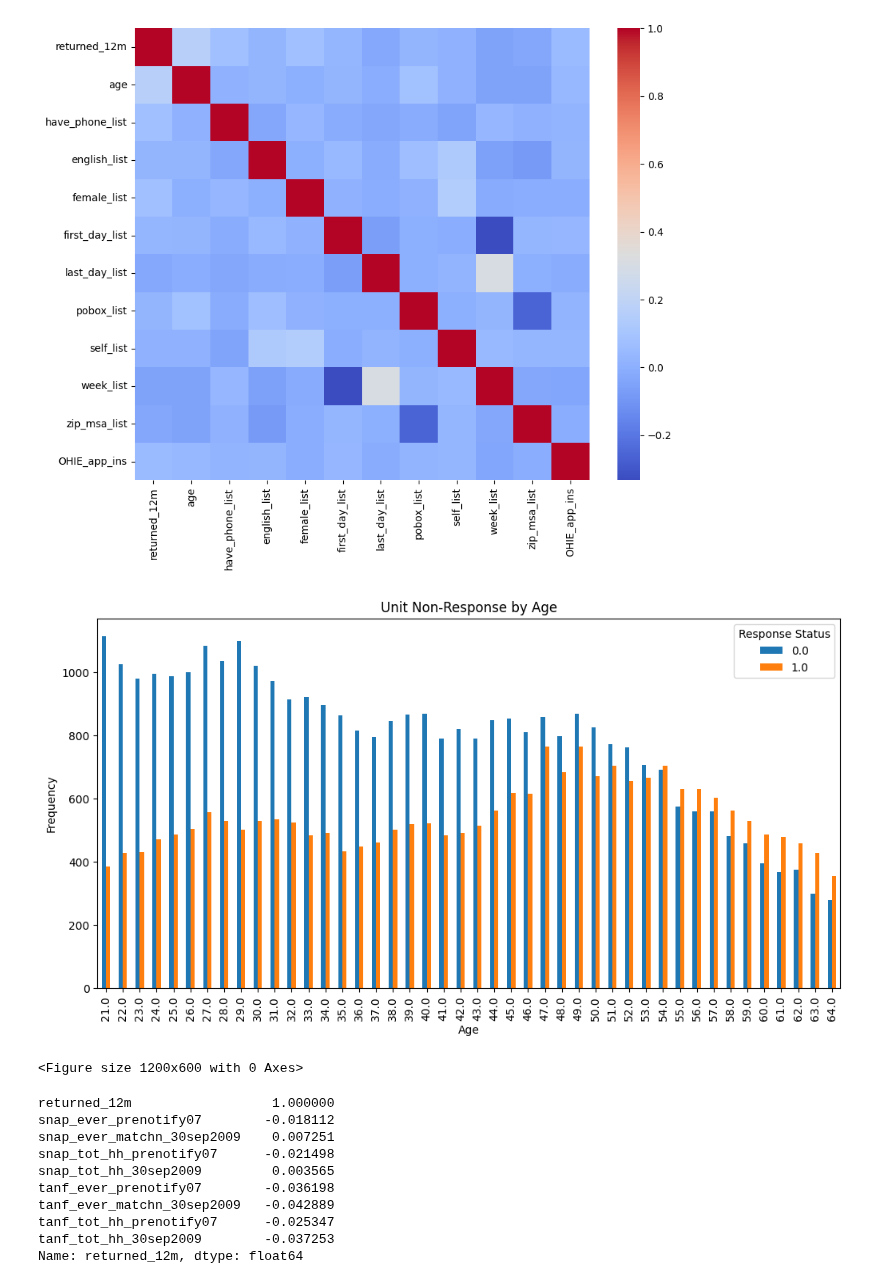
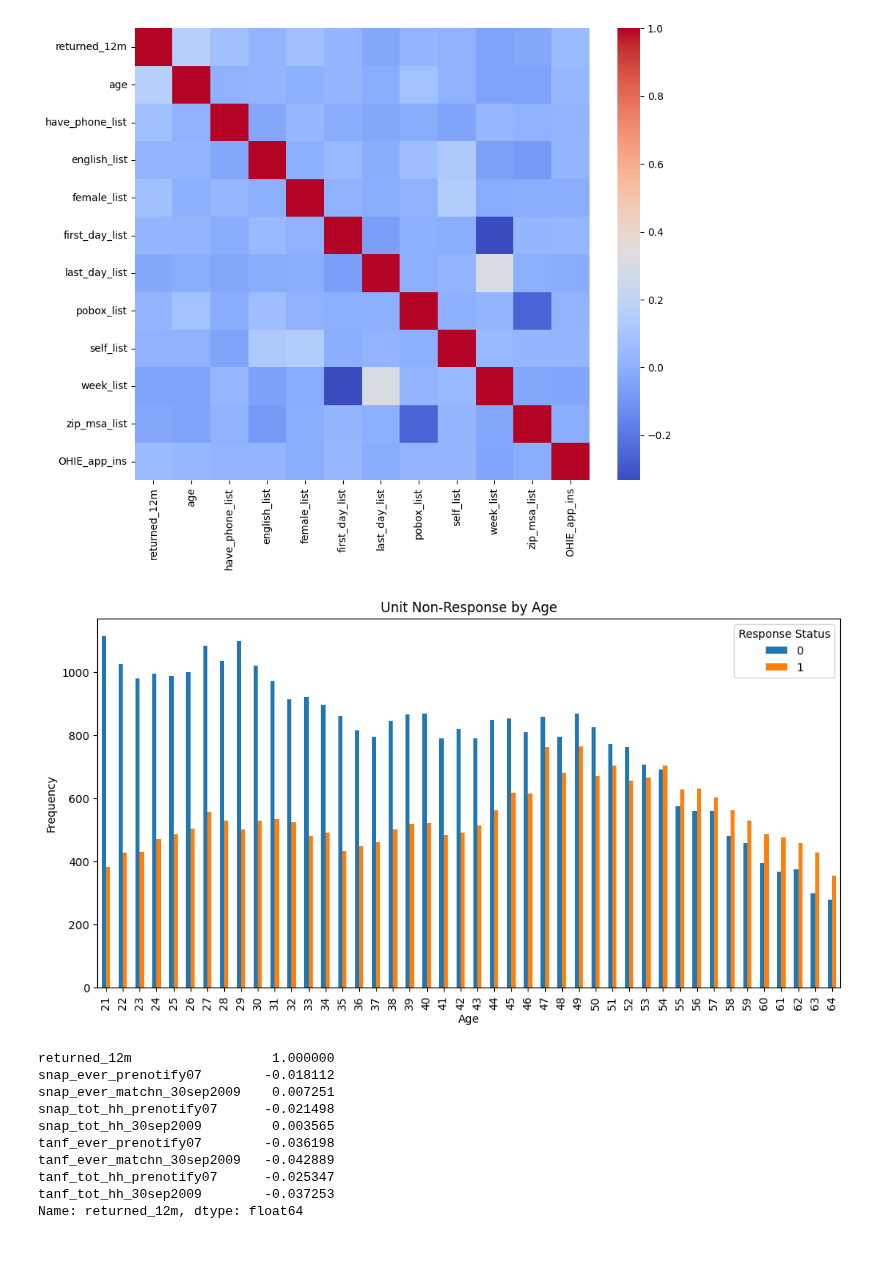
Before and after one commit to Yasmineouattara/ML_for_Econ_Final_Project, a Jupyter notebook: Data12m_NA_experiment_Donna.ipynb, the cells around one changed output. Saved outputs shown, nothing was run; the diff lists cells and outputs as text; code cells hidden in the pictures; blank space fills up the shorter version.

```diff
--- a/Data12m_NA_experiment_Donna.ipynb
+++ b/Data12m_NA_experiment_Donna.ipynb
@@ -474,23 +481,24 @@ plt.show()
 # note age
 # %% [output]
 [figure]
+# %%
+f12m_imp_data['age_int'] = f12m_imp_data['age'].astype(int)
+f12m_imp_data['returned_12m_int'] = f12m_imp_data['returned_12m'].astype(int)
 # %%
 %matplotlib inline
 plt.rcParams["figure.figsize"] = (12,6)
 #plt.figure(figsize = (12,8))
-pd.crosstab(f12m_imp_data.age,f12m_imp_data.returned_12m).plot(kind='bar')
+pd.crosstab(f12m_imp_data.age_int,f12m_imp_data.returned_12m_int).plot(kind='bar')
 plt.title('Unit Non-Response by Age')
 plt.xlabel('Age')
 plt.ylabel('Frequency')
 
 legend = plt.legend()
 legend.set_title('Response Status')
-plt.show()
 
 plt.savefig('just2')
 # %% [output]
-[figure, old version]
+[figure, new version]
-<Figure size 1200x600 with 0 Axes>
 # %%
 f12m_imp_corr3 = f12m_imp_data[['returned_12m', 'snap_ever_prenotify07', 'snap_ever_matchn_30sep2009',
                                 'snap_tot_hh_prenotify07', 'snap_tot_hh_30sep2009', 'tanf_ever_prenotify07',
```
Also changed, not shown: parts of 48 cells of this notebook.
